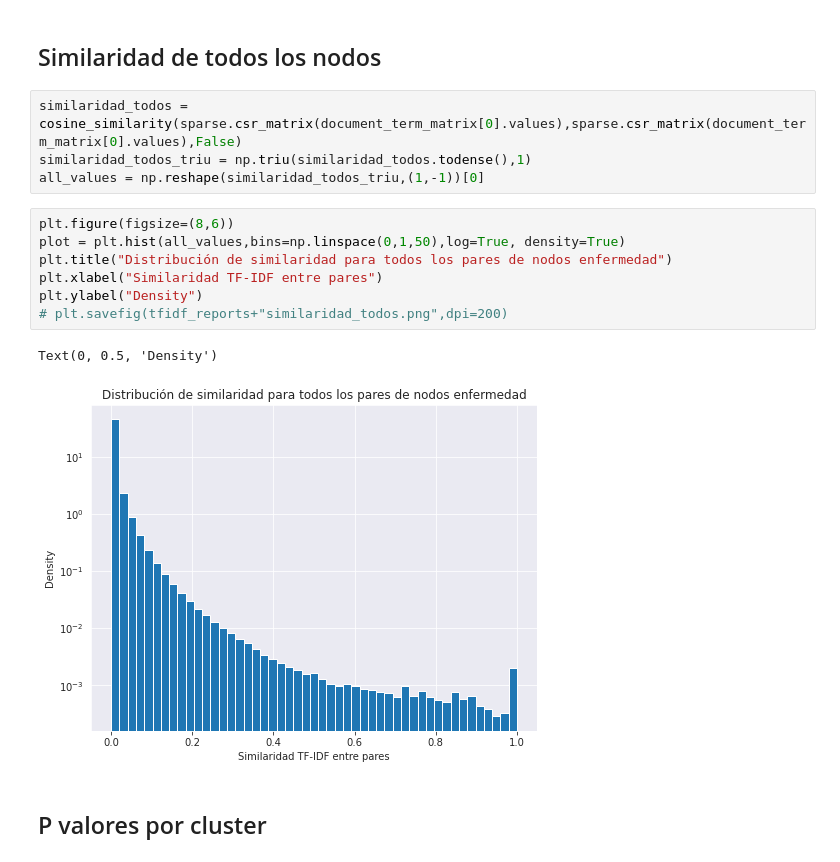
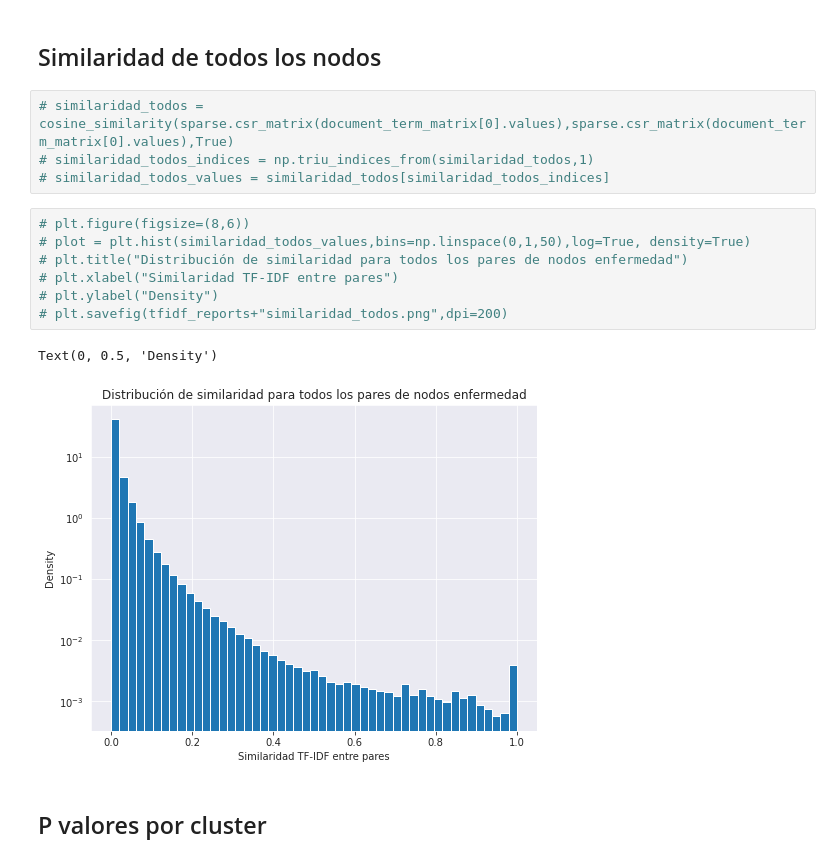
Before and after one commit to ingridheuer/gcnn_gdas, a Jupyter notebook: exploration/notebooks/network_analysis/statistics.ipynb, the cells around one changed output. Cells and saved outputs as stored; diff of their text form.

```diff
--- a/exploration/notebooks/network_analysis/statistics.ipynb
+++ b/exploration/notebooks/network_analysis/statistics.ipynb
@@ -161,19 +163,19 @@ for i, case in enumerate(similarity_cases):
 # %% [markdown]
 ## Similaridad de todos los nodos
 # %%
-similaridad_todos = cosine_similarity(sparse.csr_matrix(document_term_matrix[0].values),sparse.csr_matrix(document_term_matrix[0].values),False)
-similaridad_todos_triu = np.triu(similaridad_todos.todense(),1)
-all_values = np.reshape(similaridad_todos_triu,(1,-1))[0]
+# similaridad_todos = cosine_similarity(sparse.csr_matrix(document_term_matrix[0].values),sparse.csr_matrix(document_term_matrix[0].values),True)
+# similaridad_todos_indices = np.triu_indices_from(similaridad_todos,1)
+# similaridad_todos_values = similaridad_todos[similaridad_todos_indices]
 # %%
-plt.figure(figsize=(8,6))
-plot = plt.hist(all_values,bins=np.linspace(0,1,50),log=True, density=True)
-plt.title("Distribución de similaridad para todos los pares de nodos enfermedad")
-plt.xlabel("Similaridad TF-IDF entre pares")
-plt.ylabel("Density")
+# plt.figure(figsize=(8,6))
+# plot = plt.hist(similaridad_todos_values,bins=np.linspace(0,1,50),log=True, density=True)
+# plt.title("Distribución de similaridad para todos los pares de nodos enfermedad")
+# plt.xlabel("Similaridad TF-IDF entre pares")
+# plt.ylabel("Density")
 # plt.savefig(tfidf_reports+"similaridad_todos.png",dpi=200)
 # %% [output]
 Text(0, 0.5, 'Density')
-[figure, old version]
+[figure, new version]
 # %% [markdown]
 ## P valores por cluster
 # %%
```
Also changed, not shown: parts of 2 cells of this notebook.
